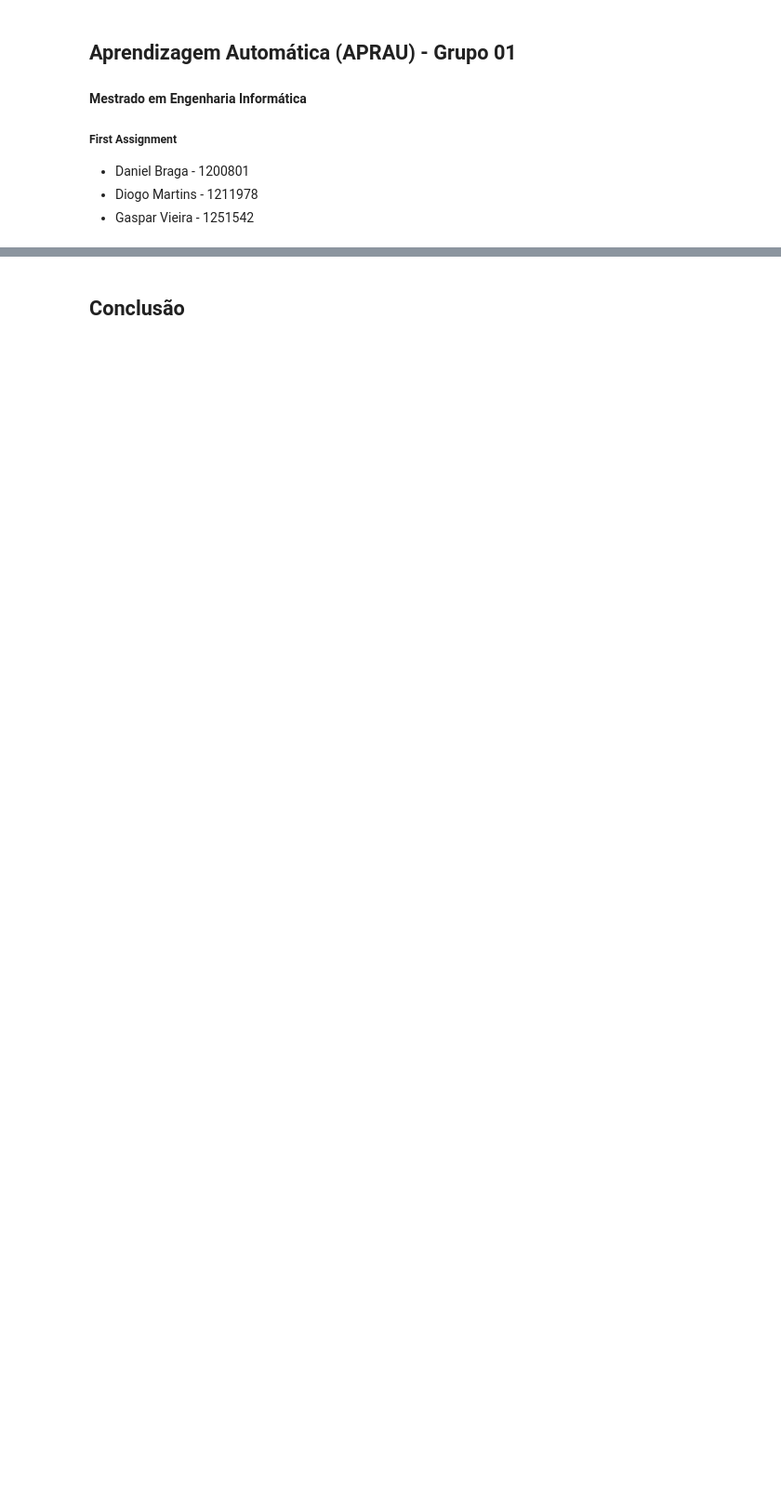
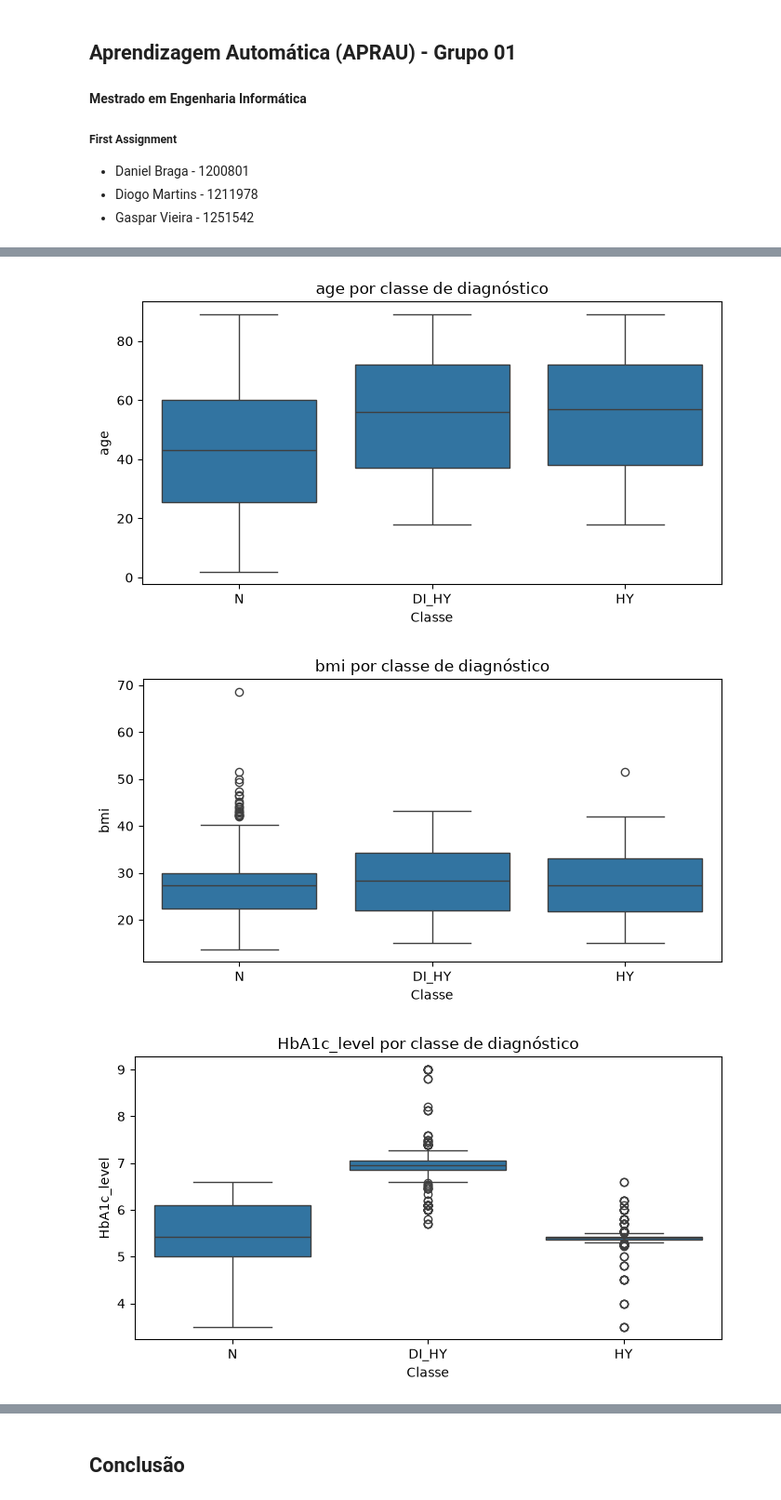
Before and after one commit to GasparAVieira/APRAU, a Jupyter notebook: notebook_grupo01.ipynb, the cells around one changed output, grey strips where cells are left out. Shown at 93% size. Cells and saved outputs as stored; diff of their text form; code cells hidden in the pictures; blank space fills up the shorter version.

```diff
--- a/notebook_grupo01.ipynb
+++ b/notebook_grupo01.ipynb
@@ -541,0 +235,24 @@ Atributos globalmente menos relevantes (Média Geral)
+# %%
+columns_to_drop = ['age_normalized', 'calcium_baseline', 'systolic_index']
+df = df.drop(columns=columns_to_drop, errors='ignore')
+
+numeric_cols = [col for col in numeric_cols if col not in columns_to_drop]
+
+for col in numeric_cols:
+    plt.figure(figsize=(7, 4))
+    sns.boxplot(data=df, x=TARGET_C, y=col)
+    plt.title(f"{col} por classe de diagnóstico")
+    plt.xlabel("Classe")
+    plt.ylabel(col)
+    plt.tight_layout()
+    plt.show()
+
+for col in numeric_cols:
+    print(f"\n{col} por classe")
+    display(df.groupby(TARGET_C)[col].agg(
+        ["count", "mean", "median", "std", "min", "max"]
+    ).round(3))
+# %% [output]
+[figure, added]
+[figure, added]
+[figure, added]
```
Also changed, not shown: parts of 47 cells of this notebook.
